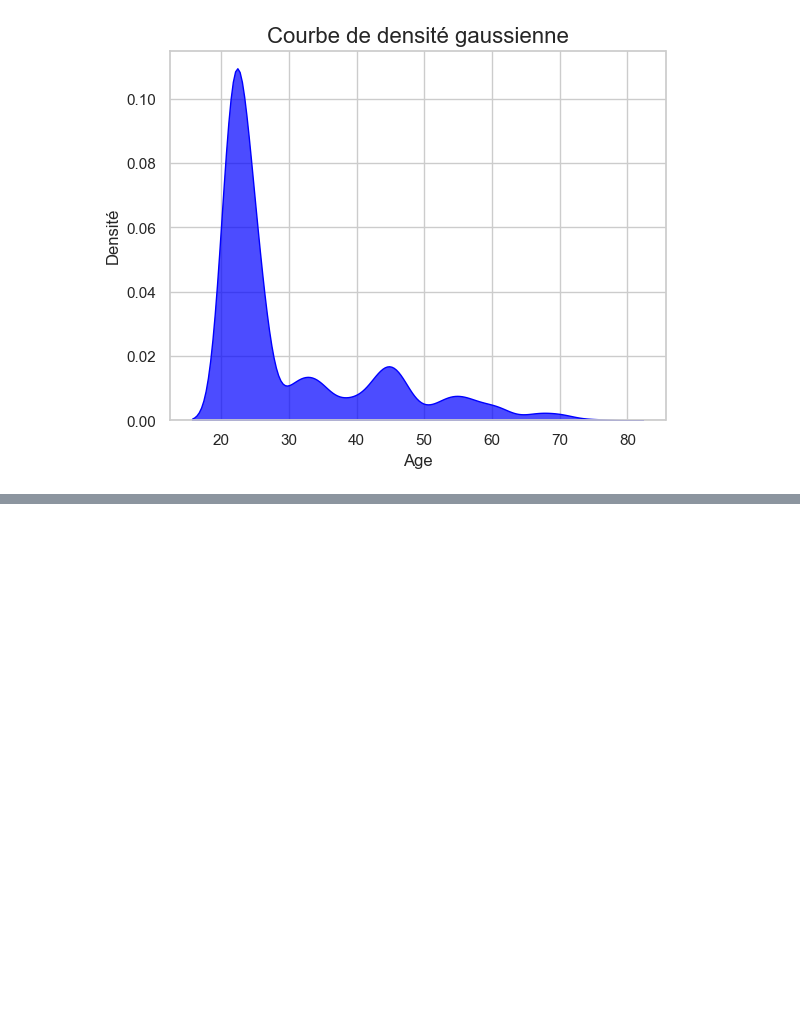
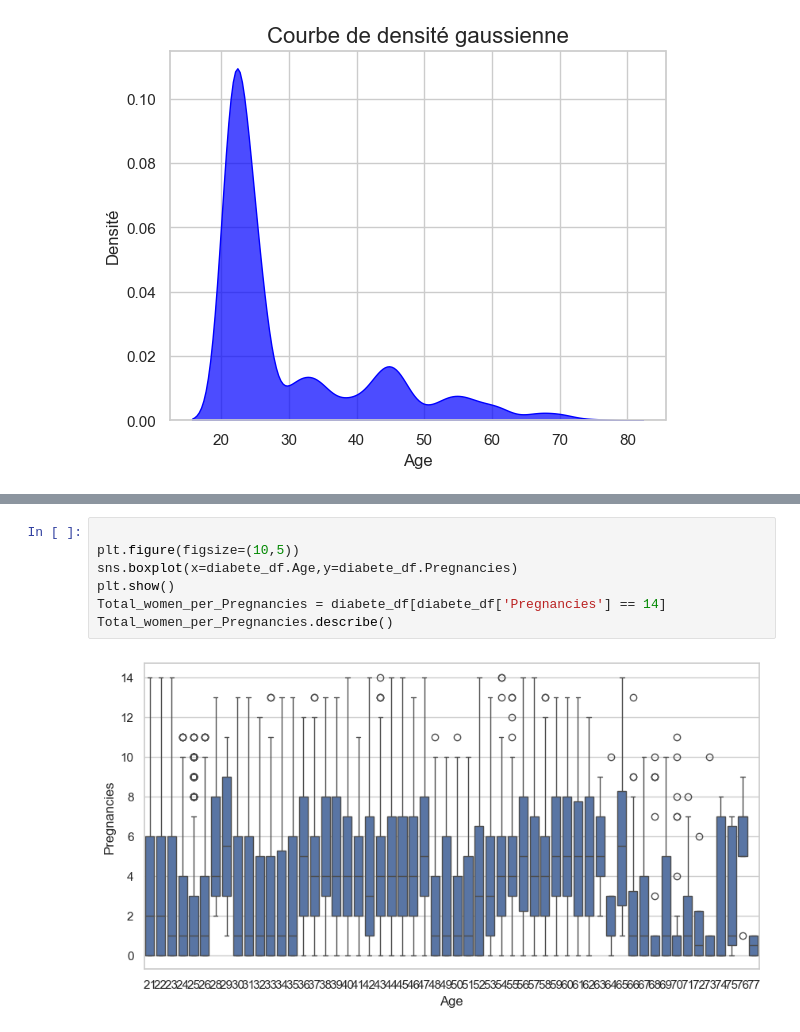
Before and after one commit to Lucky12348/diabetes_prediction, a Jupyter notebook: EDA.ipynb, the cells around one changed output, grey strips where cells are left out. Cells and saved outputs as stored; diff of their text form; blank space fills up the shorter version.

```diff
--- a/EDA.ipynb
+++ b/EDA.ipynb
@@ -171,0 +253,9 @@ age_jeune2.describe()
+# %%
+
+plt.figure(figsize=(10,5))
+sns.boxplot(x=diabete_df.Age,y=diabete_df.Pregnancies)
+plt.show()
+Total_women_per_Pregnancies = diabete_df[diabete_df['Pregnancies'] == 14]
+Total_women_per_Pregnancies.describe()
+# %% [output]
+[figure, added]
```
Also changed, not shown: parts of 8 cells of this notebook.
